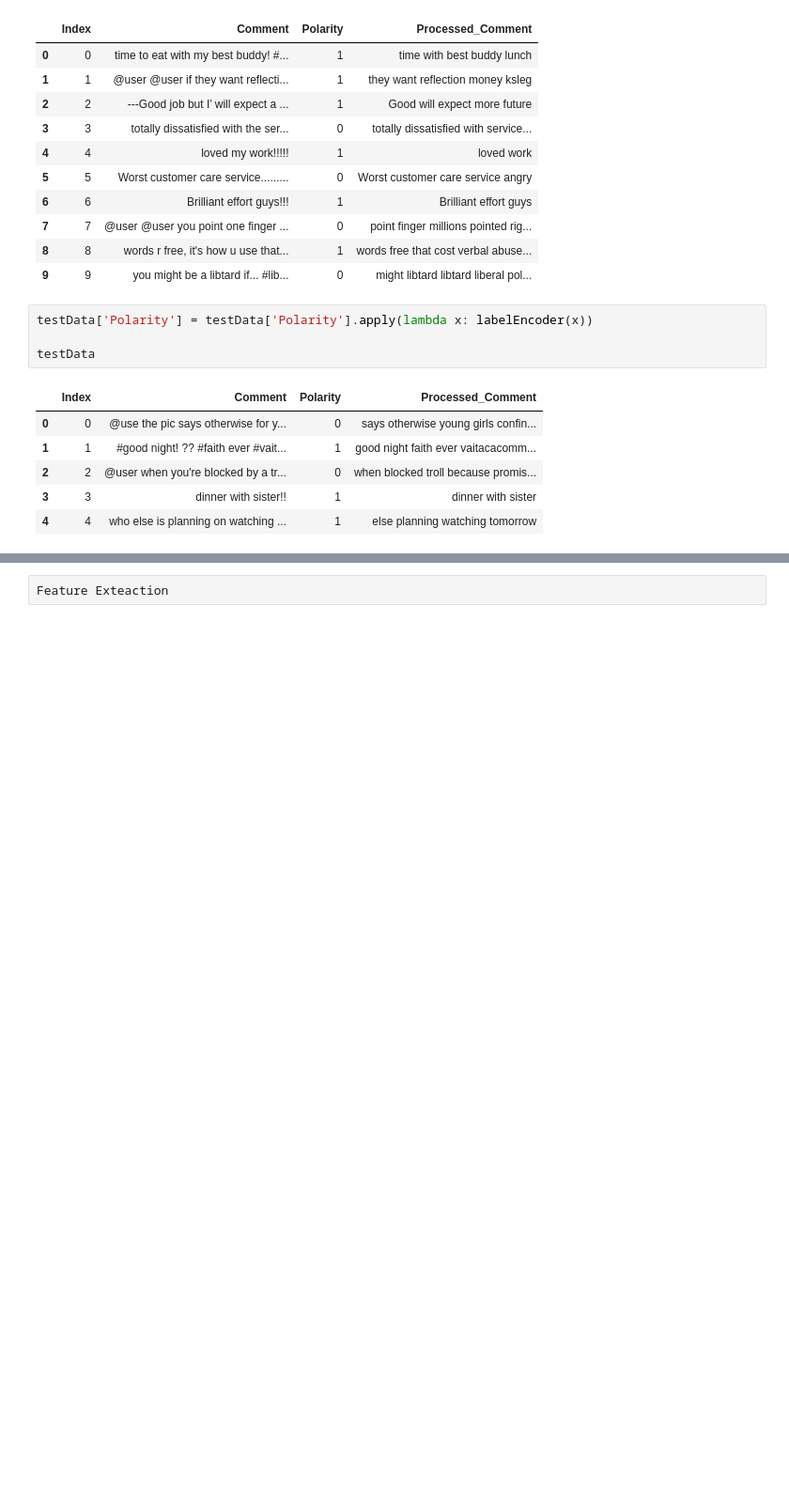
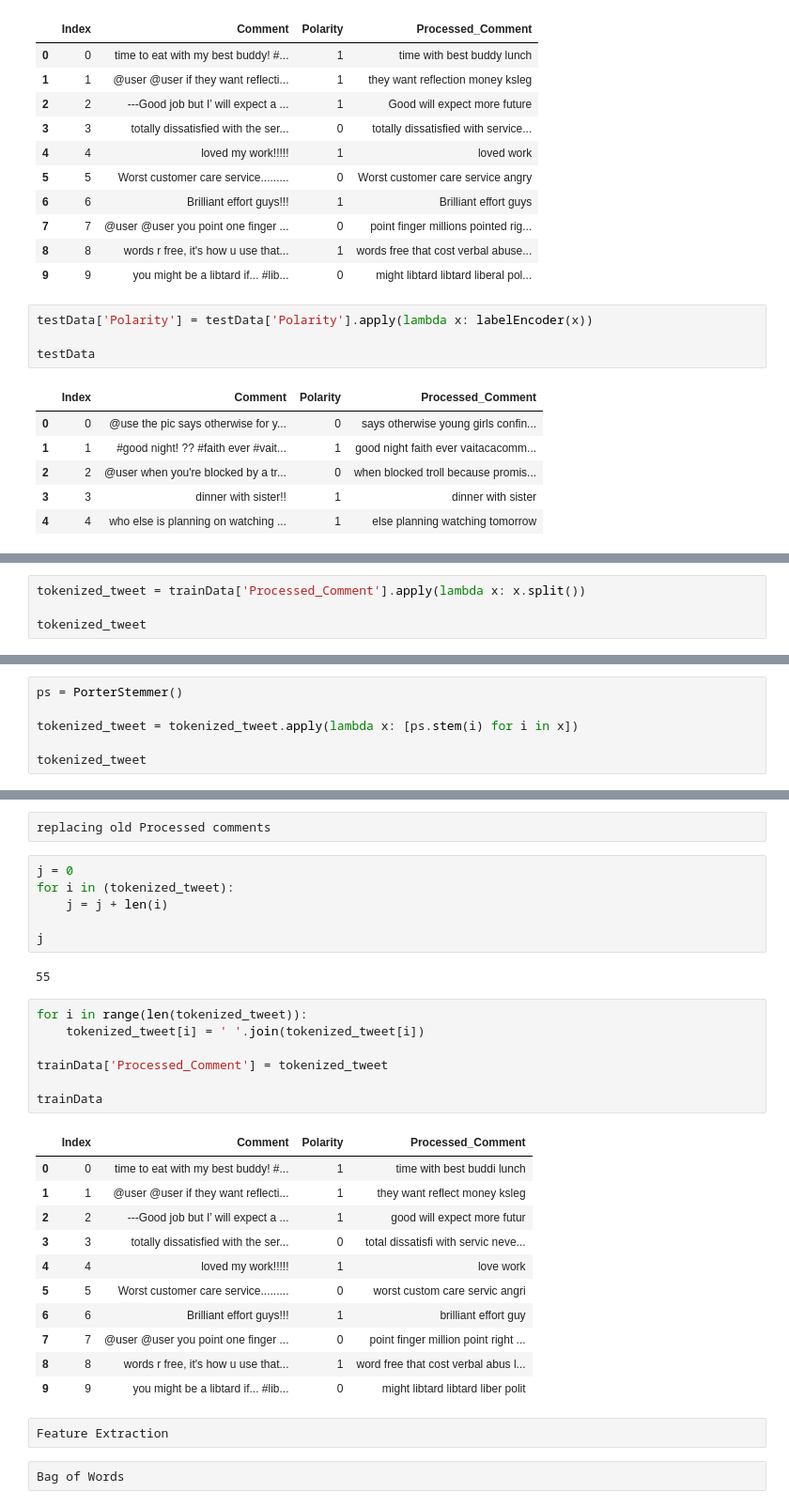
Before and after one commit to sobaanrana/DataScience-Sentiment-Analysis, a Jupyter notebook: IDS - Assignment 2.ipynb, the cells around one changed output, grey strips where cells are left out. Shown at 94% size. Cells and saved outputs as stored; diff of their text form; blank space fills up the shorter version.

```diff
--- a/IDS - Assignment 2.ipynb
+++ b/IDS - Assignment 2.ipynb
@@ -186,0 +192,4 @@ testData
+# %%
+tokenized_tweet = trainData['Processed_Comment'].apply(lambda x: x.split())
+
+tokenized_tweet
@@ -186,0 +210,6 @@ testData
+# %%
+ps = PorterStemmer()
+
+tokenized_tweet = tokenized_tweet.apply(lambda x: [ps.stem(i) for i in x])
+
+tokenized_tweet
@@ -187,2 +228,33 @@ testData
+# %% [raw]
+replacing old Processed comments
+# %%
+j = 0
+for i in (tokenized_tweet):
+    j = j + len(i)
+
+j
+# %% [output]
+55
+# %%
+for i in range(len(tokenized_tweet)):
+    tokenized_tweet[i] = ' '.join(tokenized_tweet[i])
+
+trainData['Processed_Comment'] = tokenized_tweet
+
+trainData
+# %% [output]
+|  | Index | Comment | Polarity | Processed_Comment |
+| 0 | 0 | time to eat with my best buddy! #... | 1 | time with best buddi lunch |
+| 1 | 1 | @user @user if they want reflecti... | 1 | they want reflect money ksleg |
+| 2 | 2 | ---Good job but I’ will expect a ... | 1 | good will expect more futur |
+| 3 | 3 | totally dissatisfied with the ser... | 0 | total dissatisfi with servic neve... |
+| 4 | 4 | loved my work!!!!! | 1 | love work |
+| 5 | 5 | Worst customer care service......... | 0 | worst custom care servic angri |
+| 6 | 6 | Brilliant effort guys!!! | 1 | brilliant effort guy |
+| 7 | 7 | @user @user you point one finger ... | 0 | point finger million point right ... |
+| 8 | 8 | words r free, it's how u use that... | 1 | word free that cost verbal abus l... |
+| 9 | 9 | you might be a libtard if... #lib... | 0 | might libtard libtard liber polit |
 # %% [raw]
-Feature Exteaction
+Feature Extraction
+# %% [raw]
+Bag of Words
```
Also changed, not shown: parts of 7 cells of this notebook.
